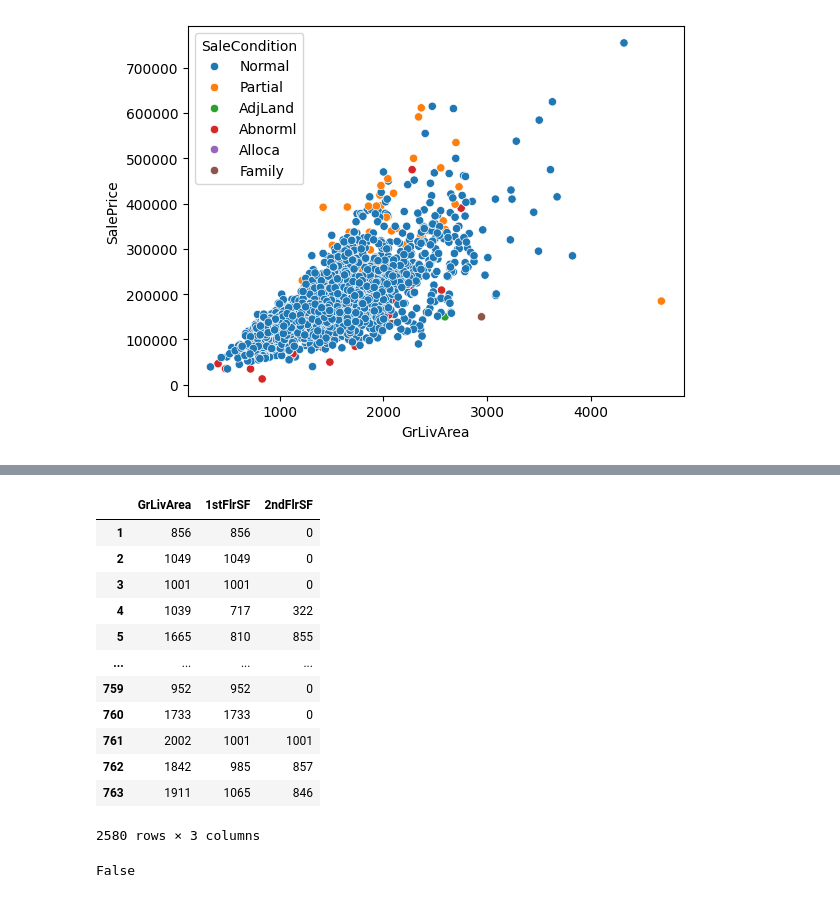
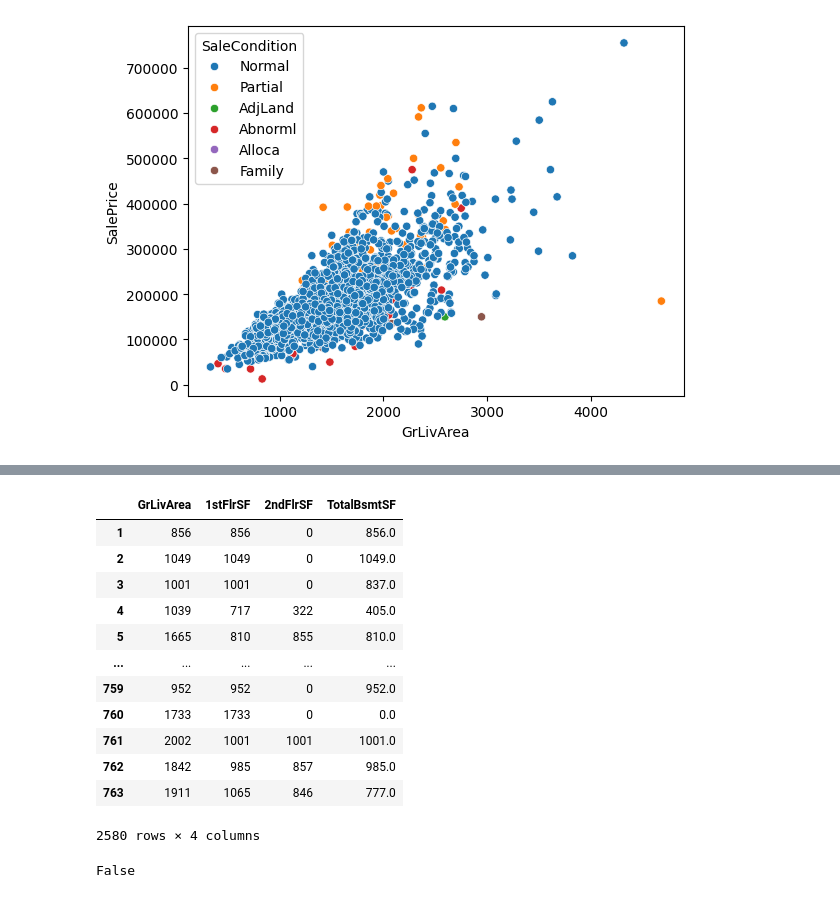
Before and after one commit to erinnyy/Ames_ML_Project, a Jupyter notebook: Ames_Machine_Learning_Project.ipynb, the cells around one changed output, grey strips where cells are left out. Cells and saved outputs as stored; diff of their text form; code cells hidden in the pictures.

```diff
--- a/Ames_Machine_Learning_Project.ipynb
+++ b/Ames_Machine_Learning_Project.ipynb
@@ -220,19 +350,19 @@ sns.scatterplot(data=housing, x='GrLivArea', y='SalePrice', hue='MiscFeature')
 # %%
-housing.loc[ :,['GrLivArea','1stFlrSF','2ndFlrSF']]
+housing.loc[ :,['GrLivArea','1stFlrSF','2ndFlrSF','TotalBsmtSF']]
 # %% [output]
-|  | GrLivArea | 1stFlrSF | 2ndFlrSF |
-| 1 | 856 | 856 | 0 |
-| 2 | 1049 | 1049 | 0 |
-| 3 | 1001 | 1001 | 0 |
-| 4 | 1039 | 717 | 322 |
-| 5 | 1665 | 810 | 855 |
-| ... | ... | ... | ... |
-| 759 | 952 | 952 | 0 |
-| 760 | 1733 | 1733 | 0 |
-| 761 | 2002 | 1001 | 1001 |
-| 762 | 1842 | 985 | 857 |
-| 763 | 1911 | 1065 | 846 |
+|  | GrLivArea | 1stFlrSF | 2ndFlrSF | TotalBsmtSF |
+| 1 | 856 | 856 | 0 | 856.0 |
+| 2 | 1049 | 1049 | 0 | 1049.0 |
+| 3 | 1001 | 1001 | 0 | 837.0 |
+| 4 | 1039 | 717 | 322 | 405.0 |
+| 5 | 1665 | 810 | 855 | 810.0 |
+| ... | ... | ... | ... | ... |
+| 759 | 952 | 952 | 0 | 952.0 |
+| 760 | 1733 | 1733 | 0 | 0.0 |
+| 761 | 2002 | 1001 | 1001 | 1001.0 |
+| 762 | 1842 | 985 | 857 | 985.0 |
+| 763 | 1911 | 1065 | 846 | 777.0 |
-2580 rows × 3 columns
+2580 rows × 4 columns
 # %%
 (housing['GrLivArea'] == housing['1stFlrSF'] + housing['2ndFlrSF']).all()
 # %% [output]
```
Also changed, not shown: parts of 35 cells of this notebook.
